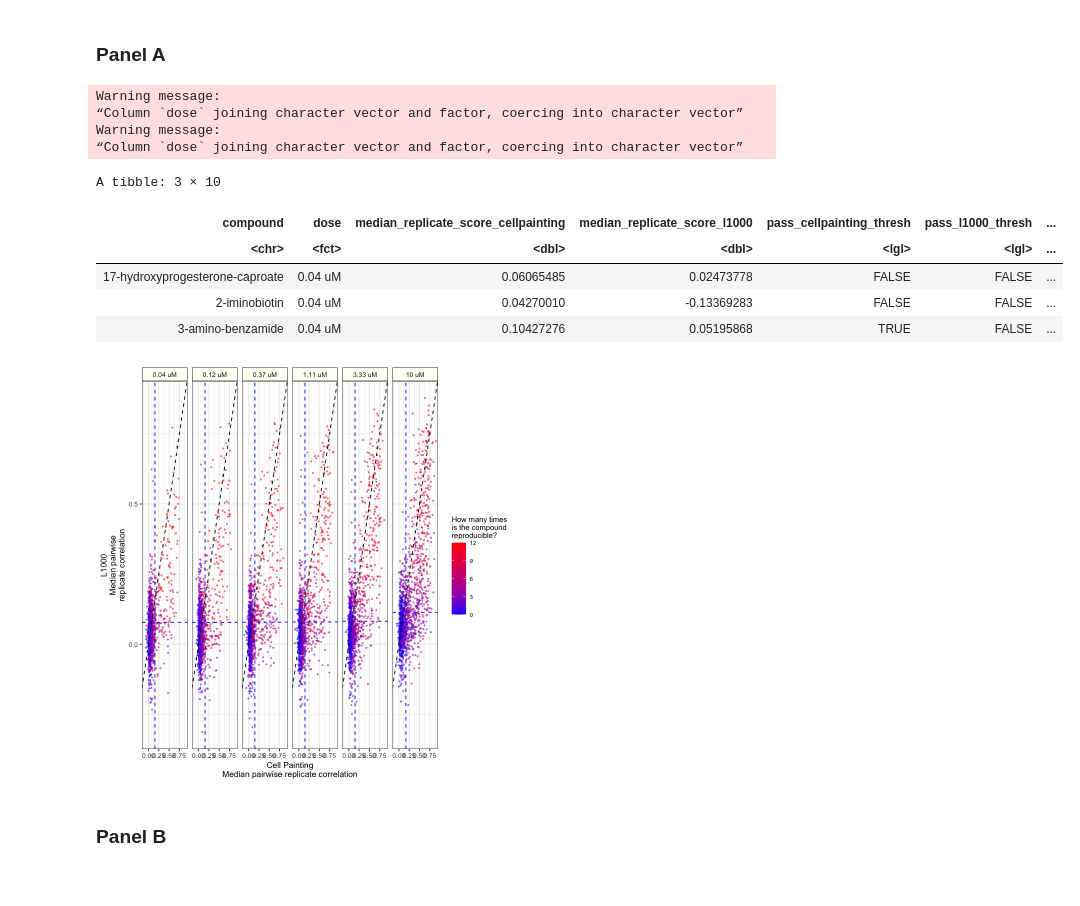
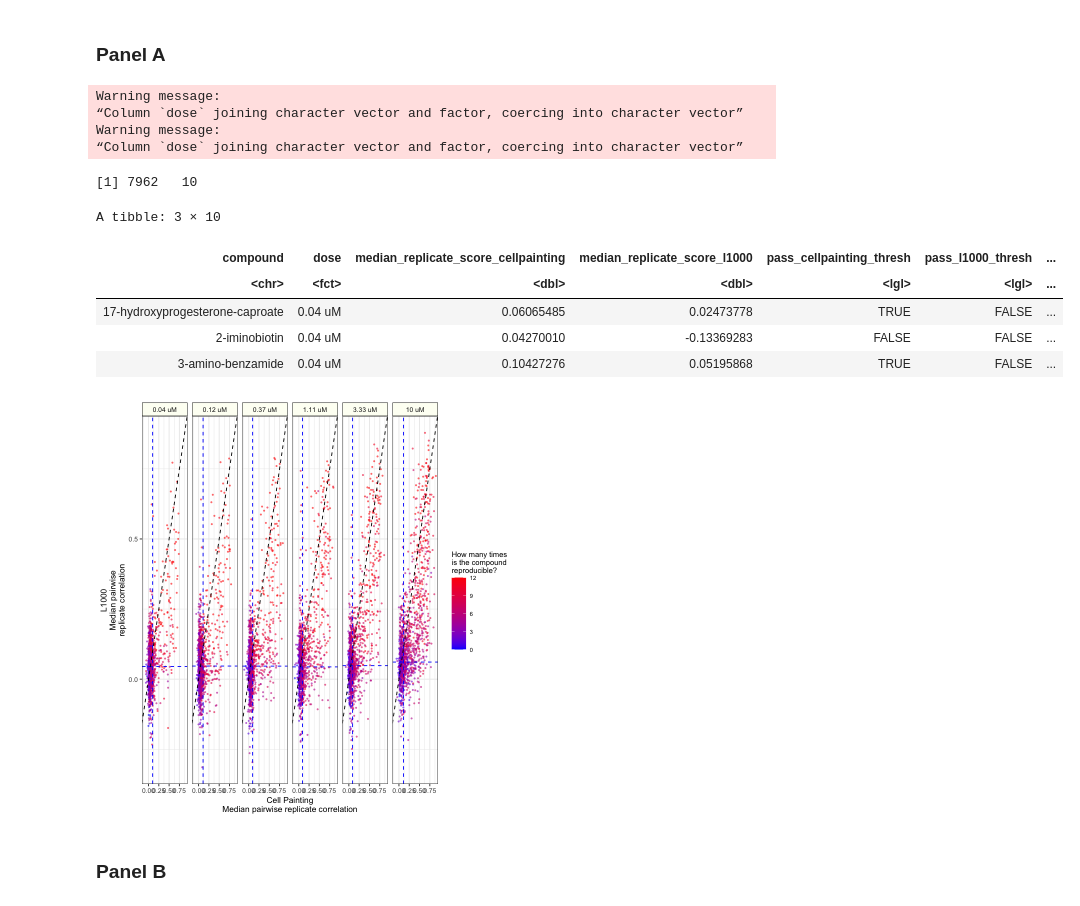
Before and after one commit to broadinstitute/lincs-profiling-complementarity, a Jupyter notebook: 6.paper_figures/figure2.ipynb, the cells around one changed output. Drawn from its saved outputs; the diff is of its cells as text; code cells hidden in the pictures.

```diff
--- a/6.paper_figures/figure2.ipynb
+++ b/6.paper_figures/figure2.ipynb
@@ -26,9 +26,9 @@ pr_df <- dplyr::bind_rows(cell_painting_pr_df, l1000_pr_df)
 pr_df$dose <- factor(pr_df$dose, levels = dose_order)
 
 threshold_df <- pr_df %>%
-    dplyr::filter(type == 'non replicate') %>%
+    dplyr::filter(type == 'non_replicate') %>%
     dplyr::group_by(assay, dose) %>%
-    dplyr::summarise(threshold = quantile(correlation_values, 0.95))
+    dplyr::summarise(threshold = quantile(replicate_correlation, 0.95))
 
 threshold_plot_ready_df <- threshold_df %>% reshape2::dcast(dose ~ assay, value.var = "threshold")
 # %%
@@ -55,35 +55,38 @@ cp_reprod_count_df <- significant_compounds_df %>%
     dplyr::group_by(compound) %>%
     dplyr::count() %>%
     dplyr::rename(cell_painting_num_reproducible = n)
 
 l1000_reprod_count_df <- significant_compounds_df %>%
     dplyr::filter(pass_l1000_thresh) %>%
     dplyr::group_by(compound) %>%
     dplyr::count() %>%
     dplyr::rename(l1000_num_reproducible = n)
 
 significant_compounds_df <- significant_compounds_df %>%
     dplyr::left_join(cp_reprod_count_df, by = "compound") %>%
     dplyr::left_join(l1000_reprod_count_df, by = "compound") %>%
     tidyr::replace_na(list(l1000_num_reproducible = 0, cell_painting_num_reproducible = 0)) %>%
     dplyr::mutate(total_reproducible = cell_painting_num_reproducible + l1000_num_reproducible)
 
 significant_compounds_df$dose <- factor(significant_compounds_df$dose, levels = dose_order)
+significant_compounds_df$compound <- tolower(significant_compounds_df$compound)
 
 # Output file for further use
 output_file <- file.path("data", "significant_compounds_by_threshold_both_assays.tsv.gz")
 significant_compounds_df %>% readr::write_tsv(output_file)
 
+print(dim(significant_compounds_df))
 head(significant_compounds_df, 3)
 # %% [output]
 Warning message:
 “Column `dose` joining character vector and factor, coercing into character vector”
 Warning message:
 “Column `dose` joining character vector and factor, coercing into character vector”
-A tibble: 3 × 10
+[1] 7962   10
+A tibble: 3 × 10
 | compound | dose | median_replicate_score_cellpainting | median_replicate_score_l1000 | pass_cellpainting_thresh | pass_l1000_thresh | ... |
 | <chr> | <fct> | <dbl> | <dbl> | <lgl> | <lgl> | ... |
-| 17-hydroxyprogesterone-caproate | 0.04 uM | 0.06065485 | 0.02473778 | FALSE | FALSE | ... |
+| 17-hydroxyprogesterone-caproate | 0.04 uM | 0.06065485 | 0.02473778 | TRUE | FALSE | ... |
 | 2-iminobiotin | 0.04 uM | 0.04270010 | -0.13369283 | FALSE | FALSE | ... |
 | 3-amino-benzamide | 0.04 uM | 0.10427276 | 0.05195868 | TRUE | FALSE | ... |
 # %%
@@ -102,7 +105,7 @@ panel_a_gg <- (
 
 panel_a_gg
 # %% [output]
-[figure, old version]
+[figure, new version]
 # %% [markdown]
 ### Panel B
 # %%
```
Also changed, not shown: parts of 7 cells of this notebook, 2 other files.
